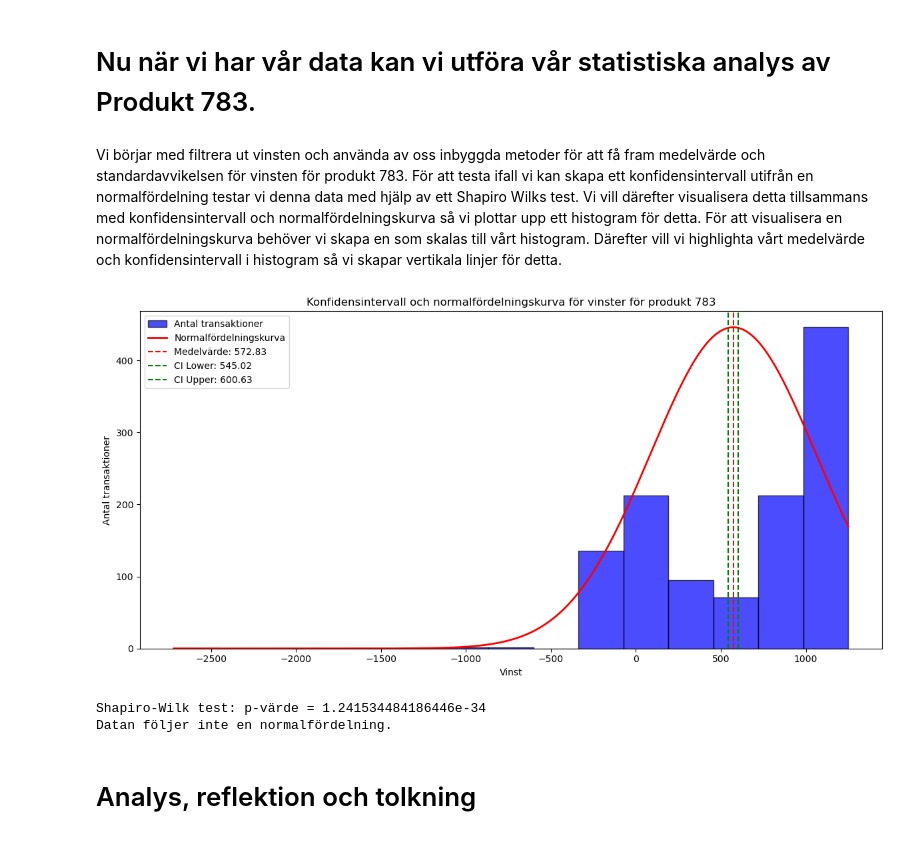
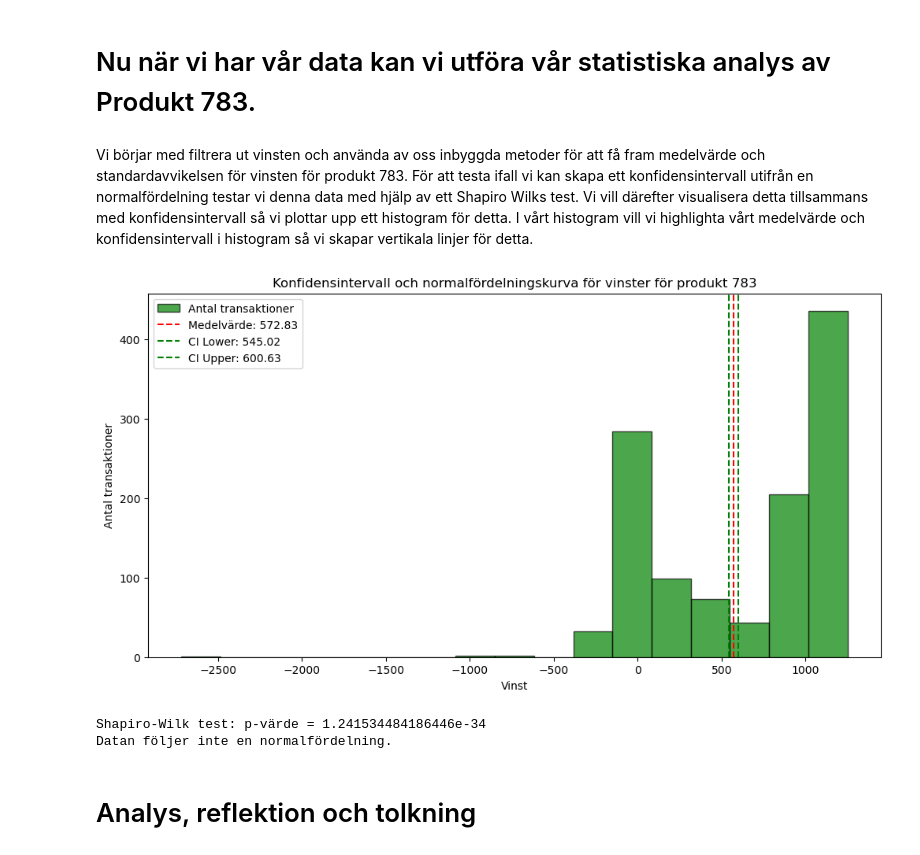
Before and after one commit to salojoakim/DataScience, a Jupyter notebook: Kunskapksontroll_SQL/Kunskapskontroll_SQL.ipynb, the cells around one changed output. Drawn from its saved outputs; the diff is of its cells as text; code cells hidden in the pictures.

```diff
--- a/Kunskapksontroll_SQL/Kunskapskontroll_SQL.ipynb
+++ b/Kunskapksontroll_SQL/Kunskapskontroll_SQL.ipynb
@@ -319,41 +283,35 @@ product_id_stats = pd.read_sql(query, engine)
 # %% [markdown]
 # Nu när vi har vår data kan vi utföra vår statistiska analys av Produkt 783.
 # %% [markdown]
-Vi börjar med filtrera ut vinsten och använda av oss inbyggda metoder för att få fram medelvärde och standardavvikelsen för vinsten för produkt 783. För att testa ifall vi kan skapa ett konfidensintervall utifrån en normalfördelning testar vi denna data med hjälp av ett Shapiro Wilks test. Vi vill därefter visualisera detta tillsammans med konfidensintervall och normalfördelningskurva så vi plottar upp ett histogram för detta. För att visualisera en normalfördelningskurva behöver vi skapa en som skalas till vårt histogram. Därefter vill vi highlighta vårt medelvärde och konfidensintervall i histogram så vi skapar vertikala linjer för detta.
+Vi börjar med filtrera ut vinsten och använda av oss inbyggda metoder för att få fram medelvärde och standardavvikelsen för vinsten för produkt 783. För att testa ifall vi kan skapa ett konfidensintervall utifrån en normalfördelning testar vi denna data med hjälp av ett Shapiro Wilks test. Vi vill därefter visualisera detta tillsammans med konfidensintervall så vi plottar upp ett histogram för detta. I vårt histogram vill vi highlighta vårt medelvärde och konfidensintervall i histogram så vi skapar vertikala linjer för detta.
 # %%
 profits = product_id_stats['Profit']
 mean_profit = profits.mean()
 std_profit = profits.std()
 
 plt.figure(figsize=(12, 6))
-counts, bins, patches = plt.hist(profits, bins=15, alpha=0.7, color='blue', edgecolor='black', label='Antal transaktioner')
-
-x = np.linspace(profits.min(), profits.max(), 1000)
-pdf = norm.pdf(x, mean_profit, std_profit)
-scale_factor = max(counts) / max(pdf)
-plt.plot(x, pdf * scale_factor, color='red', linestyle='-', linewidth=2, label='Normalfördelningskurva')
+counts, bins, patches = plt.hist(profits, bins=17, alpha=0.7, color='green', edgecolor='black', label='Antal transaktioner')
 
 plt.axvline(mean_profit, color='red', linestyle='--', label=f'Medelvärde: {mean_profit:.2f}')
 ci_lower = mean_profit - 1.96 * (std_profit / np.sqrt(len(profits)))
 ci_upper = mean_profit + 1.96 * (std_profit / np.sqrt(len(profits)))
 plt.axvline(ci_lower, color='green', linestyle='--', label=f'CI Lower: {ci_lower:.2f}')
 plt.axvline(ci_upper, color='green', linestyle='--', label=f'CI Upper: {ci_upper:.2f}')
 
 plt.title('Konfidensintervall och normalfördelningskurva för vinster för produkt 783')
 plt.xlabel('Vinst')
 plt.ylabel('Antal transaktioner')
 plt.legend()
-plt.tight_layout()
 plt.show()
 
 stat, p = shapiro(product_id_stats['Profit'])
 print(f"Shapiro-Wilk test: p-värde = {p}")
 if p > 0.05:
     print("Datan följer en normalfördelning.")
 else:
     print("Datan följer inte en normalfördelning.")
 # %% [output]
-[figure, old version]
+[figure, new version]
 Shapiro-Wilk test: p-värde = 1.241534484186446e-34
 Datan följer inte en normalfördelning.
 # %% [markdown]
```
Also changed, not shown: parts of 26 cells of this notebook.
